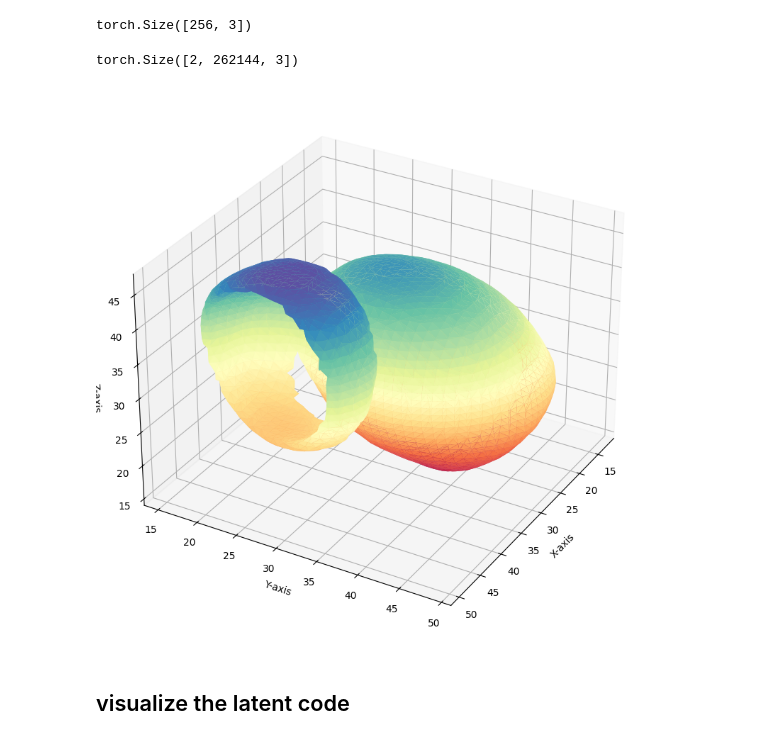
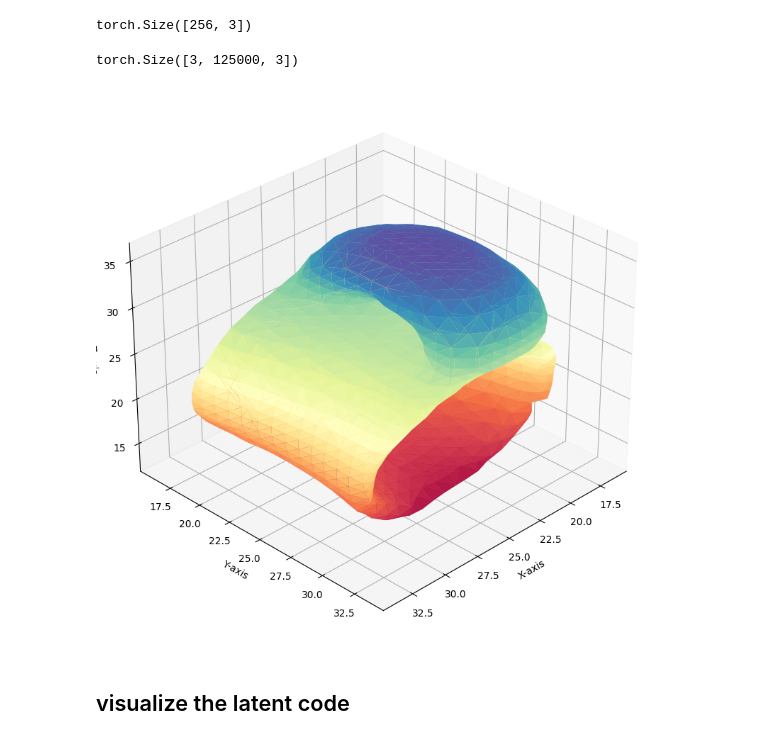
Before and after one commit to ziranyang0/EFEM, a Jupyter notebook: lib_shape_prior/dev_recon_VN.ipynb, the cells around one changed output. Saved outputs shown, nothing was run; the diff lists cells and outputs as text; code cells hidden in the pictures.

```diff
--- a/lib_shape_prior/dev_recon_VN.ipynb
+++ b/lib_shape_prior/dev_recon_VN.ipynb
@@ -60,15 +60,15 @@ def sample(model, x, steps, eta):
 # %%
 seed = 0
 
-device = torch.device('cuda' if torch.cuda.is_available() else 'cpu')
+device = torch.device('cuda:3' if torch.cuda.is_available() else 'cpu')
 print('Using device:', device)
 torch.manual_seed(0)
 
 # 更新模型的潜在维度和隐藏层维度
 latent_dim = 512
 
-# hidden_dims = [2048,4096, 4096, 2048]  # Example of hidden dimensions
-hidden_dims = [4096,8192, 8192, 4096]  # Example of hidden dimensions
+hidden_dims = [2048,4096, 4096, 2048]  # Example of hidden dimensions
+# hidden_dims = [4096,8192, 8192, 4096]  # Example of hidden dimensions
 # hidden_dims = [2048,4096,4096,2048]
 max_freq = 4  # Example max frequency for Fourier features
 num_bands = 4  # Number of frequency bands
@@ -77,7 +77,7 @@ num_bands = 4  # Number of frequency bands
 # model = Diffusion().to(device)
 diffusion_model = LatentDiffusionModel(latent_dim, hidden_dims, max_freq, num_bands).to(device)
 # diffusion_ckpt_path = "/home/ziran/se3/EFEM/lib_shape_prior/dev_ckpt/latent_diffusionVN.pth"
-diffusion_ckpt_path = "/home/ziran/se3/EFEM/lib_shape_prior/dev_ckpt/latent_diffusionVN_test.pth"
+diffusion_ckpt_path = "/home/ziran/se3/EFEM/lib_shape_prior/dev_ckpt/latent_diffusionVN_long.pth"
 diffusion_ckpt = torch.load(diffusion_ckpt_path)
 diffusion_model.load_state_dict(diffusion_ckpt['model'])
 
@@ -174,7 +174,7 @@ noise = torch.randn([bs, latent_dim, 3], device=device)
 fakes = sample(diffusion_model, noise, steps, eta)
 
 query_start = 0
-query_end = 2
+query_end = 3
 pred_so3_feat = fakes[query_start:query_end,:256,].to(device)
 pred_inv_feat = fakes[query_start:query_end,256:512,:].mean(dim=2).to(device)
 pred_scale = torch.ones((query_end-query_start)) + 0.2
@@ -195,7 +197,7 @@ pred_so3_feat[0].shape
 # %% [output]
 torch.Size([256, 3])
 # %%
-N = 64
+N = 50
 
 space_dim = [N, N, N]  # 示例为一个50x50x50的网格
 
@@ -216,7 +218,7 @@ query = torch.tensor(query,dtype=torch.float32).to(device)
 query = query.repeat(pred_so3_feat.shape[0], 1, 1)
 query.shape
 # %% [output]
-torch.Size([2, 262144, 3])
+torch.Size([3, 125000, 3])
 # %%
 embedding = {
             "z_so3": pred_so3_feat, # [B, 256, 3]
@@ -234,34 +236,34 @@ sdf_hat = model.network.decode(  # SDF must have nss sampling
         )
 # %%
 sdf_grid = sdf_hat.reshape(-1, space_dim[0], space_dim[1], space_dim[2]).to("cpu").detach().numpy()
-data = sdf_grid[0]
+data = sdf_grid[2]
 # %%
 %matplotlib inline
 from skimage import measure
 import matplotlib.pyplot as plt
 from mpl_toolkits.mplot3d import Axes3D
 from mpl_toolkits.mplot3d.art3d import Poly3DCollection
 
 # 使用 Marching Cubes 算法提取等值面
 verts, faces, normals, values = measure.marching_cubes(data, level=0.01)
 
 # 创建一个新的图形
 fig = plt.figure(figsize=(10, 10))
 ax = fig.add_subplot(111, projection='3d')
 
 # 绘制等值面
 ax.plot_trisurf(verts[:, 0], verts[:,1], faces, verts[:, 2],
                 cmap='Spectral', lw=1)
 
 # 设置图形的视角和轴标签
-ax.view_init(30, 30)
+ax.view_init(30, 45)
 ax.set_xlabel("X-axis")
 ax.set_ylabel("Y-axis")
 ax.set_zlabel("Z-axis")
 
 plt.show()
 # %% [output]
-[figure, old version]
+[figure, new version]
 # %% [markdown]
 ## visualize the latent code
 # %%
```
Also changed, not shown: parts of 4 cells of this notebook, 15 other files.
